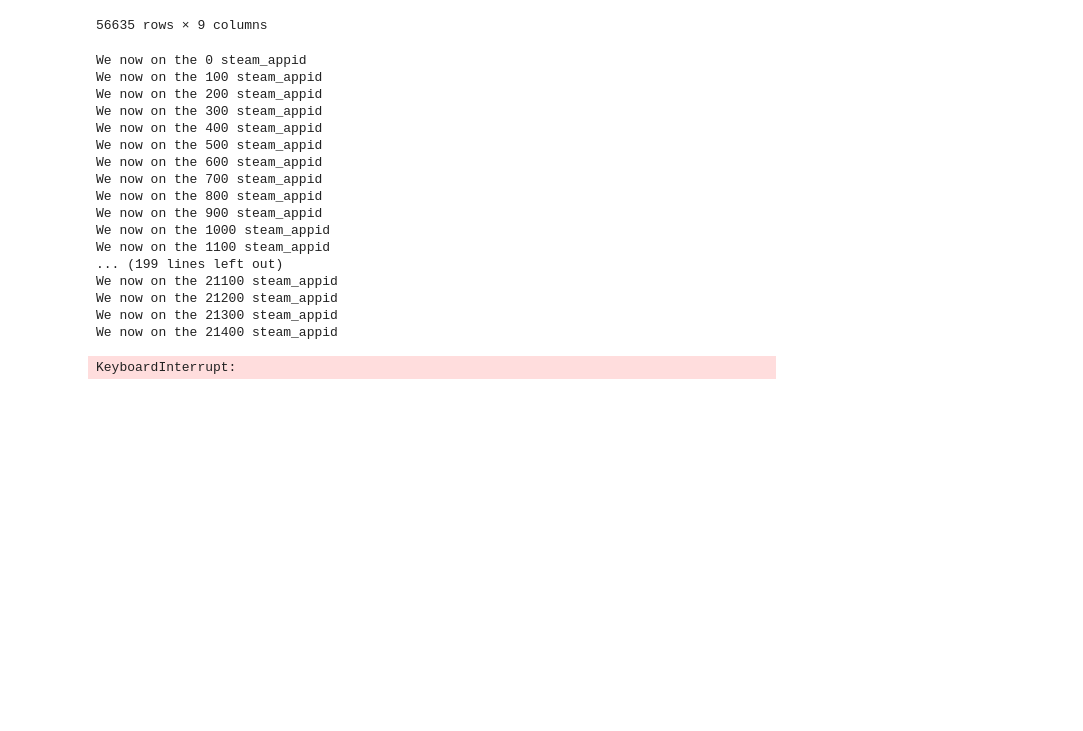
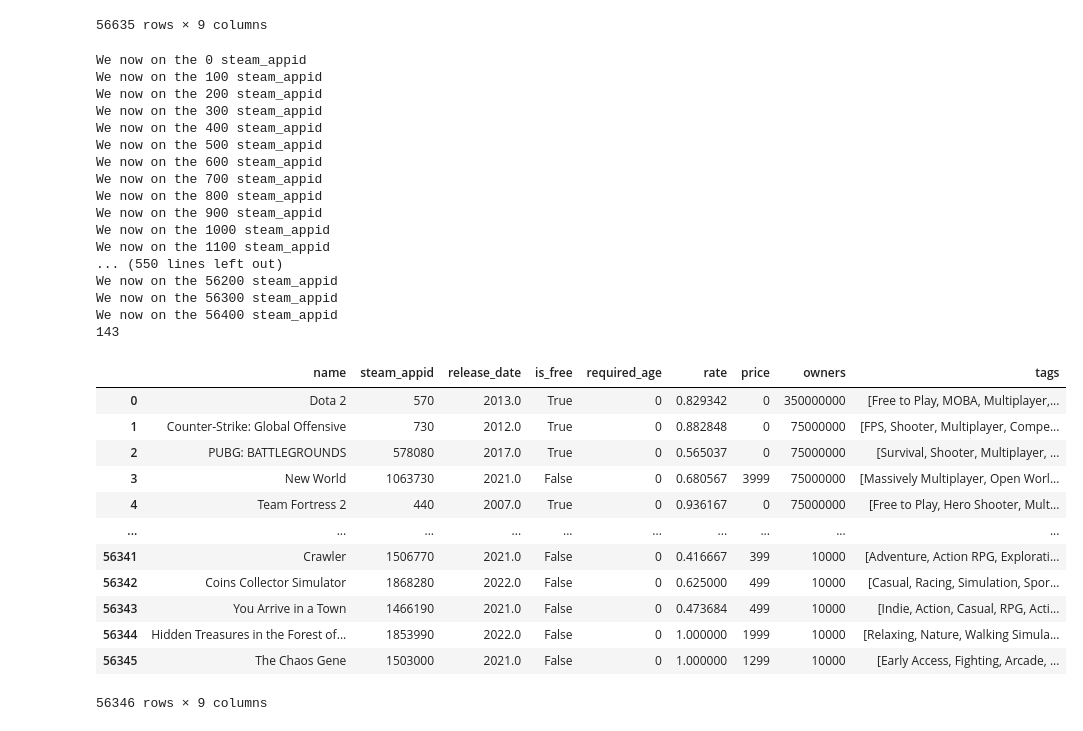
Before and after one commit to leoztl/Steam-dataset, a Jupyter notebook: Data_Clean.ipynb, the cells around one changed output. Cells and saved outputs as stored; diff of their text form; code cells hidden in the pictures; blank space fills up the shorter version.

```diff
--- a/Data_Clean.ipynb
+++ b/Data_Clean.ipynb
@@ -116,7 +116,10 @@ for i in range(len(release_date)):
     release_date[i].strip()
     target = release_date[i][16:21]
     year = release_date[i][-6:-2]
-    release_year.append(year)
+    try:
+        release_year.append(int(year))
+    except:
+        release_year.append(None)
     if target != 'False':
         index_coming_list.append(index_coming)
         release_year.pop()
@@ -361,21 +354,35 @@ We now on the 800 steam_appid
 We now on the 900 steam_appid
 We now on the 1000 steam_appid
 We now on the 1100 steam_appid
-... (199 lines left out)
-We now on the 21100 steam_appid
-We now on the 21200 steam_appid
-We now on the 21300 steam_appid
-We now on the 21400 steam_appid
+... (550 lines left out)
+We now on the 56200 steam_appid
+We now on the 56300 steam_appid
+We now on the 56400 steam_appid
+143
-KeyboardInterrupt:
 # %%
 for i in hit_index:
     rate_list.append(df_spy['rate'][i])
-    price_list.append(df_spy['price'][i])
+    price_list.append(int(df_spy['price'][i]))
     owners_list.append(df_spy['owners'][i])
     tags_list.append(df_spy['tags'][i])
 df['rate'] = rate_list
 df['price'] = price_list
 df['owners'] = owners_list
 df['tags'] = tags_list
 
 df = df.drop(labels = miss_index, axis = 0, inplace=False).reset_index(drop=True)
+df
+# %% [output]
+|  | name | steam_appid | release_date | is_free | required_age | rate | price | owners | tags |
+| 0 | Dota 2 | 570 | 2013.0 | True | 0 | 0.829342 | 0 | 350000000 | [Free to Play, MOBA, Multiplayer,... |
+| 1 | Counter-Strike: Global Offensive | 730 | 2012.0 | True | 0 | 0.882848 | 0 | 75000000 | [FPS, Shooter, Multiplayer, Compe... |
+| 2 | PUBG: BATTLEGROUNDS | 578080 | 2017.0 | True | 0 | 0.565037 | 0 | 75000000 | [Survival, Shooter, Multiplayer, ... |
+| 3 | New World | 1063730 | 2021.0 | False | 0 | 0.680567 | 3999 | 75000000 | [Massively Multiplayer, Open Worl... |
+| 4 | Team Fortress 2 | 440 | 2007.0 | True | 0 | 0.936167 | 0 | 75000000 | [Free to Play, Hero Shooter, Mult... |
+| ... | ... | ... | ... | ... | ... | ... | ... | ... | ... |
+| 56341 | Crawler | 1506770 | 2021.0 | False | 0 | 0.416667 | 399 | 10000 | [Adventure, Action RPG, Explorati... |
+| 56342 | Coins Collector Simulator | 1868280 | 2022.0 | False | 0 | 0.625000 | 499 | 10000 | [Casual, Racing, Simulation, Spor... |
+| 56343 | You Arrive in a Town | 1466190 | 2021.0 | False | 0 | 0.473684 | 499 | 10000 | [Indie, Action, Casual, RPG, Acti... |
+| 56344 | Hidden Treasures in the Forest of... | 1853990 | 2022.0 | False | 0 | 1.000000 | 1999 | 10000 | [Relaxing, Nature, Walking Simula... |
+| 56345 | The Chaos Gene | 1503000 | 2021.0 | False | 0 | 1.000000 | 1299 | 10000 | [Early Access, Fighting, Arcade, ... |
+56346 rows × 9 columns
```
Also changed, not shown: parts of 6 cells of this notebook, 3 other files.
